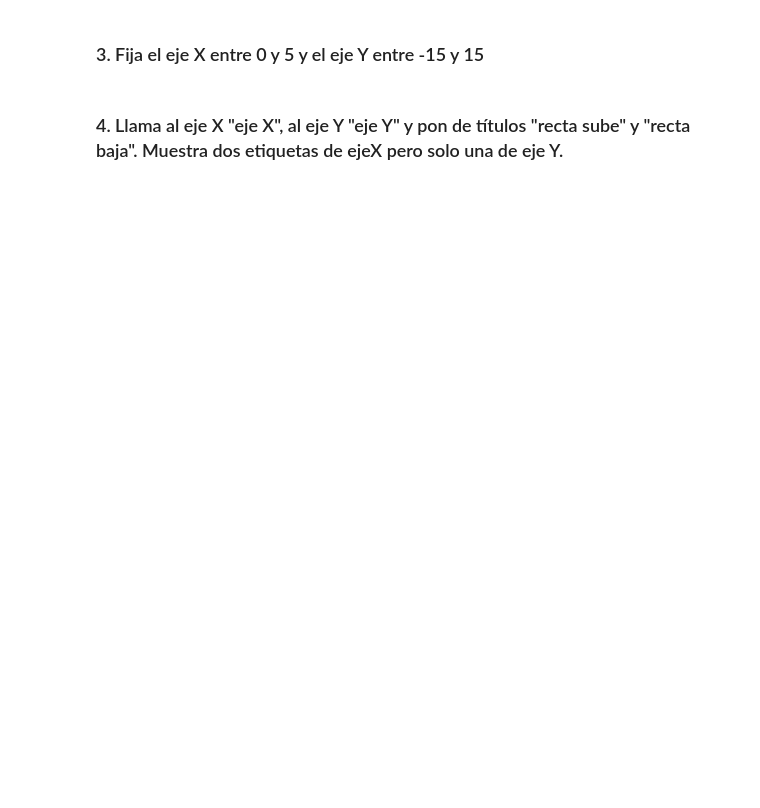
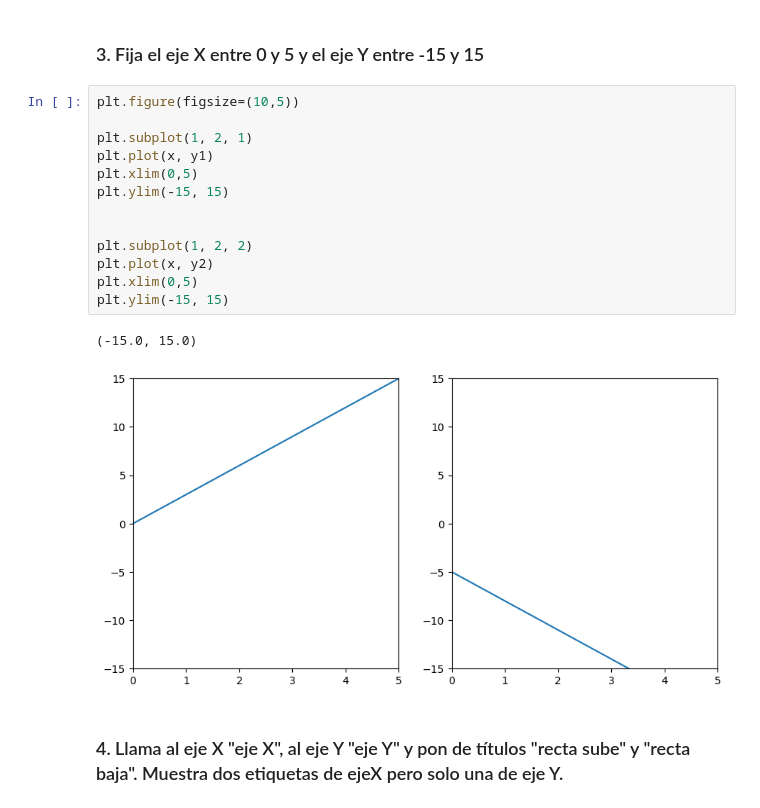
Before and after one commit to diego-dng/1026_DS_VITORIA-GASTEIZ, a Jupyter notebook: 2-Data_analysis/4-Visualización/1-Matplotlib/ejercicios/ejercicios_Matplotlib.ipynb, the cells around one changed output. Saved outputs shown, nothing was run; the diff lists cells and outputs as text; blank space fills up the shorter version.

```diff
--- a/2-Data_analysis/4-Visualización/1-Matplotlib/ejercicios/ejercicios_Matplotlib.ipynb
+++ b/2-Data_analysis/4-Visualización/1-Matplotlib/ejercicios/ejercicios_Matplotlib.ipynb
@@ -13,4 +57,20 @@ Elige la precisión en el eje X que desees.
 # %% [markdown]
 ### 3. Fija el eje X entre 0 y 5 y el eje Y entre -15 y 15
+# %%
+plt.figure(figsize=(10,5))
+
+plt.subplot(1, 2, 1)
+plt.plot(x, y1)
+plt.xlim(0,5)
+plt.ylim(-15, 15)
+
+
+plt.subplot(1, 2, 2)
+plt.plot(x, y2)
+plt.xlim(0,5)
+plt.ylim(-15, 15)
+# %% [output]
+(-15.0, 15.0)
+[figure, added]
 # %% [markdown]
 ### 4. Llama al eje X "eje X", al eje Y "eje Y" y pon de títulos "recta sube" y "recta baja". Muestra dos etiquetas de ejeX pero solo una de eje Y.
```
Also changed, not shown: parts of 32 cells of this notebook, 46 other files.
